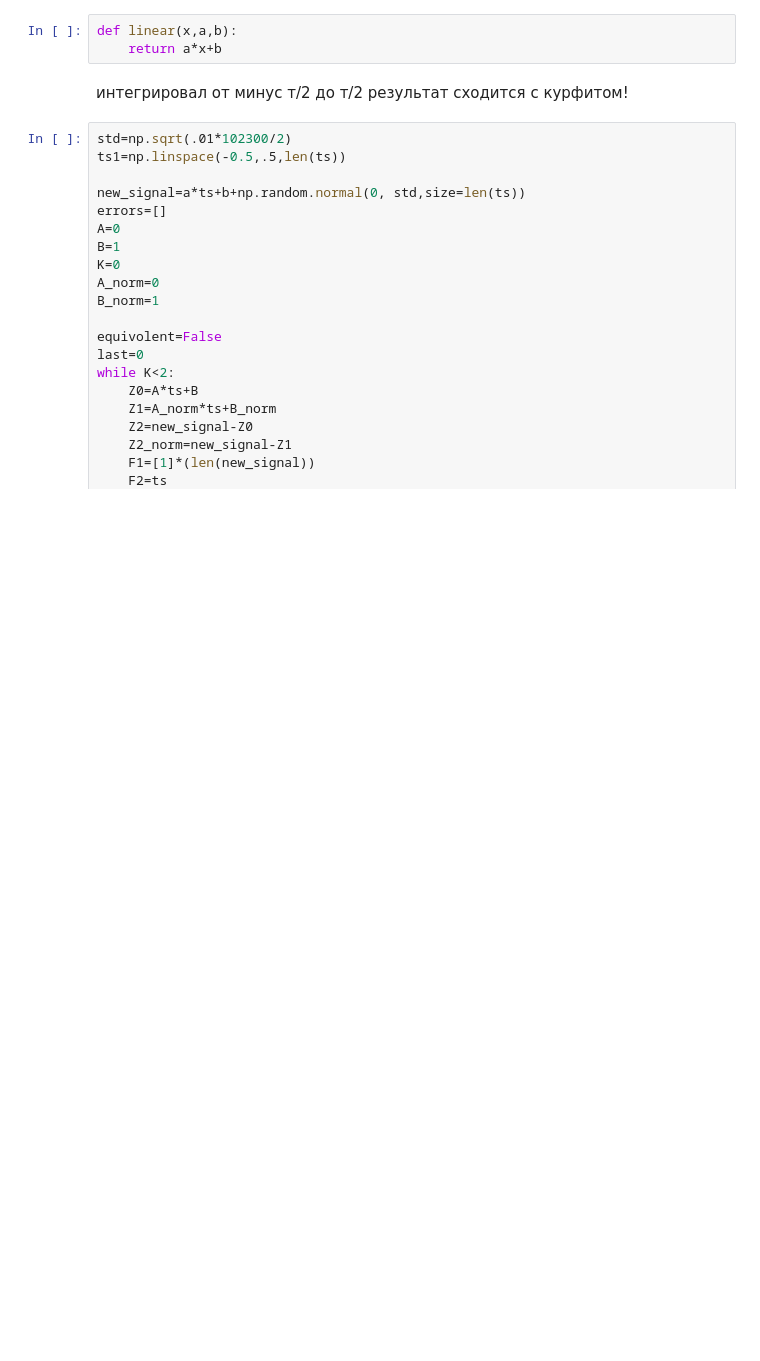
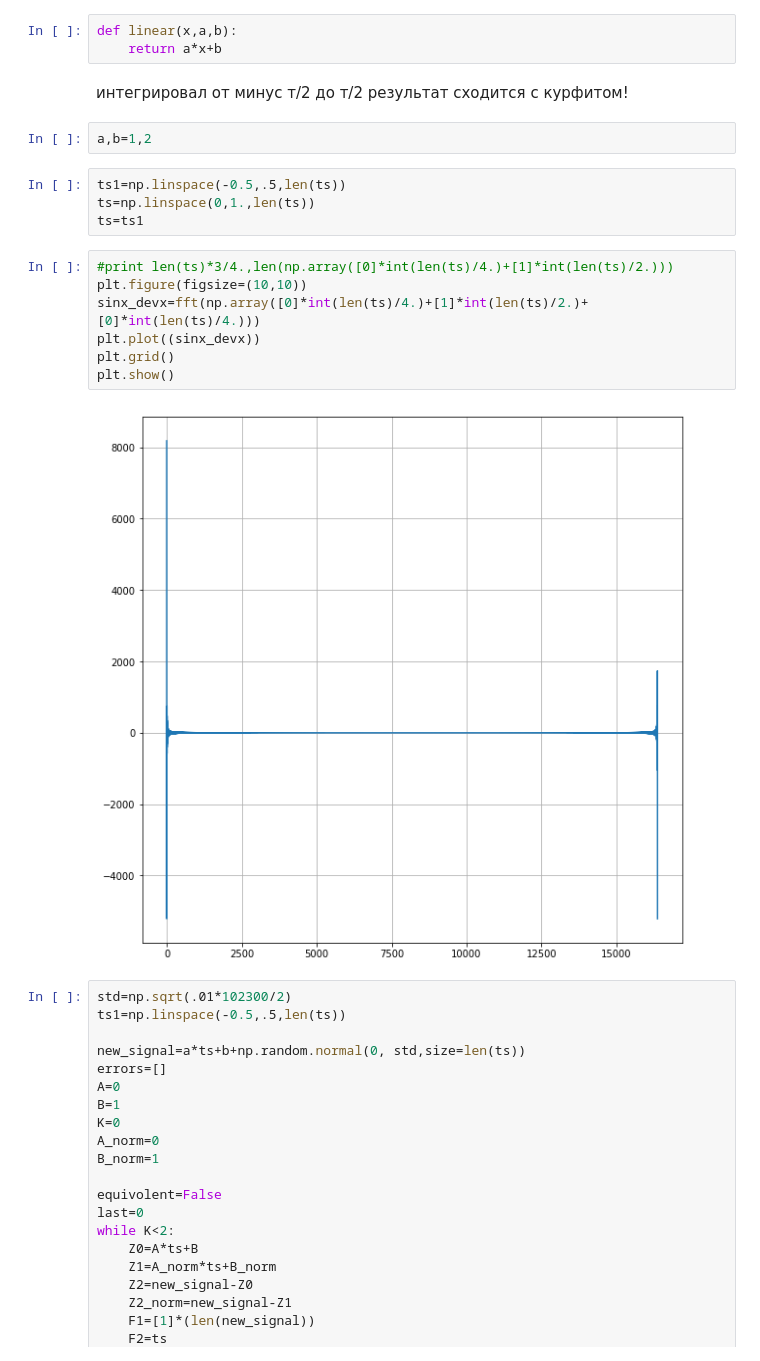
Before and after one commit to pcgames/python-test_RSC, a Jupyter notebook: test of arhangel formula 18.10.ipynb, the cells around one changed output. Cells and saved outputs as stored; diff of their text form; blank space fills up the shorter version.

```diff
--- a/test of arhangel formula 18.10.ipynb
+++ b/test of arhangel formula 18.10.ipynb
@@ -172,6 +188,21 @@ def linear(x,a,b):
     return a*x+b
 # %% [markdown]
 интегрировал от минус т/2 до т/2 результат сходится с курфитом!
+# %%
+a,b=1,2
+# %%
+ts1=np.linspace(-0.5,.5,len(ts))
+ts=np.linspace(0,1.,len(ts))
+ts=ts1
+# %%
+#print len(ts)*3/4.,len(np.array([0]*int(len(ts)/4.)+[1]*int(len(ts)/2.)))
+plt.figure(figsize=(10,10))
+sinx_devx=fft(np.array([0]*int(len(ts)/4.)+[1]*int(len(ts)/2.)+[0]*int(len(ts)/4.)))
+plt.plot((sinx_devx))
+plt.grid()
+plt.show()
+# %% [output]
+[figure, added]
 # %%
 std=np.sqrt(.01*102300/2)
 ts1=np.linspace(-0.5,.5,len(ts))
```
Also changed, not shown: parts of 5 cells of this notebook.
